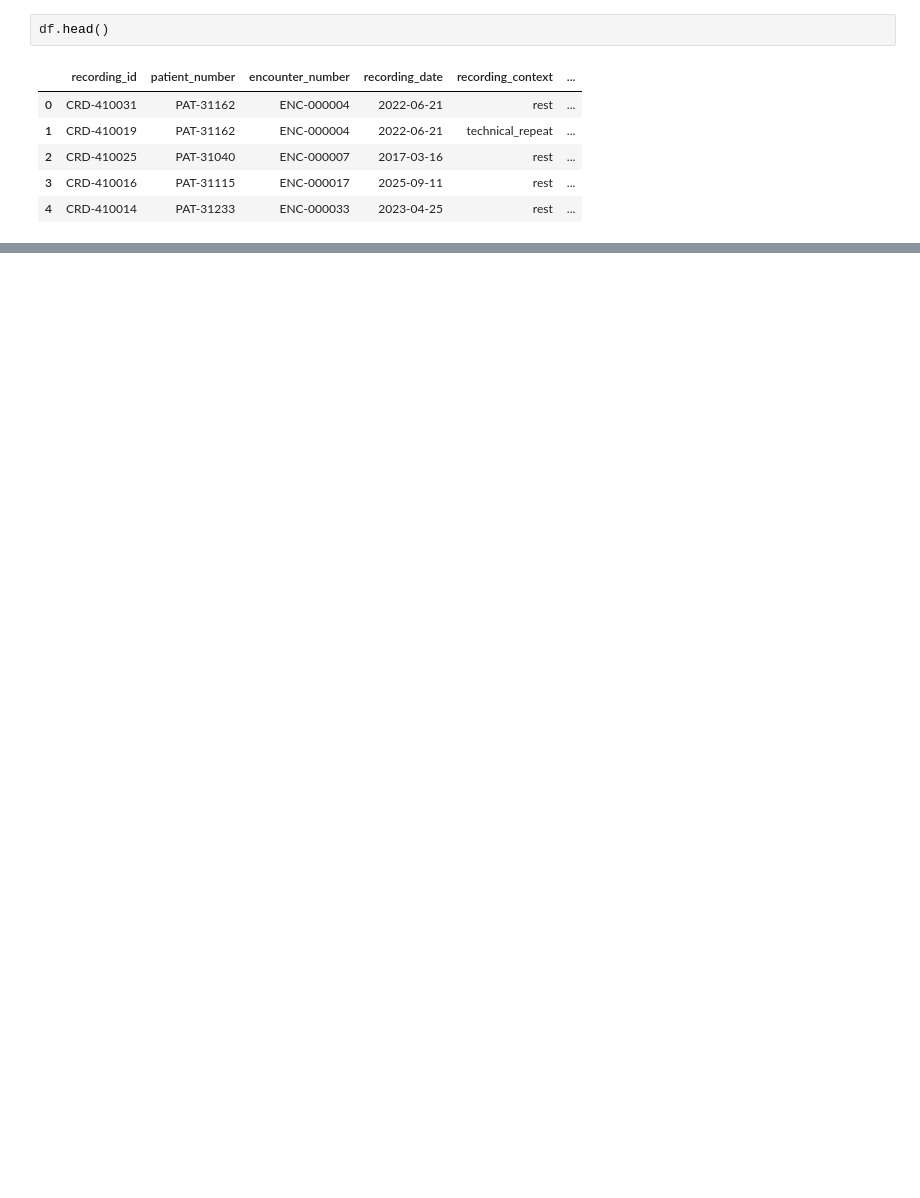
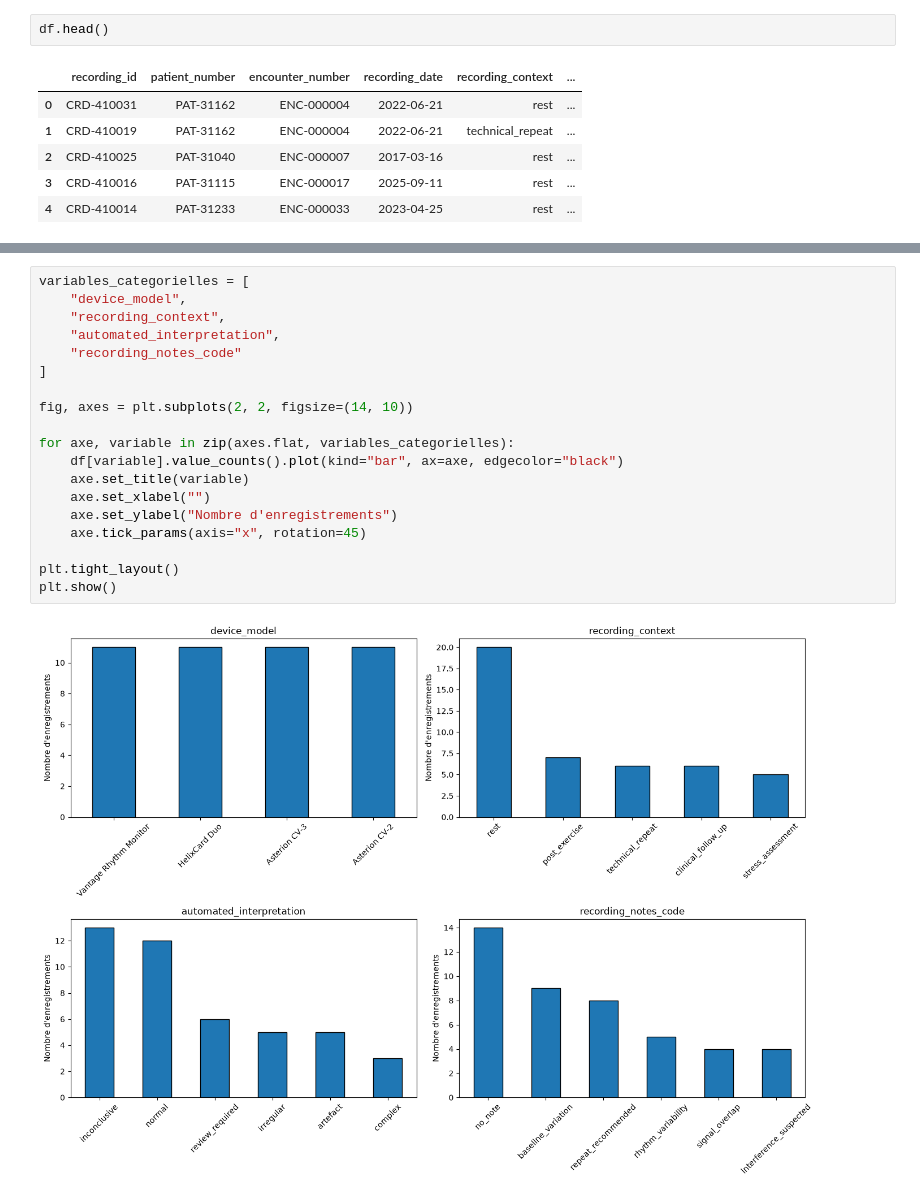
Before and after one commit to Sheik-info/20262027-UE-DataMining-Project, a Jupyter notebook: health.ipynb, the cells around one changed output, grey strips where cells are left out. Drawn from its saved outputs; the diff is of its cells as text; blank space fills up the shorter version.

```diff
--- a/health.ipynb
+++ b/health.ipynb
@@ -2715,0 +248,21 @@ MRP-42-recherche : 1 patients à profession rare sur 20 | Fisher p = 1
+# %%
+variables_categorielles = [
+    "device_model",
+    "recording_context",
+    "automated_interpretation",
+    "recording_notes_code"
+]
+
+fig, axes = plt.subplots(2, 2, figsize=(14, 10))
+
+for axe, variable in zip(axes.flat, variables_categorielles):
+    df[variable].value_counts().plot(kind="bar", ax=axe, edgecolor="black")
+    axe.set_title(variable)
+    axe.set_xlabel("")
+    axe.set_ylabel("Nombre d'enregistrements")
+    axe.tick_params(axis="x", rotation=45)
+
+plt.tight_layout()
+plt.show()
+# %% [output]
+[figure, added]
```
Also changed, not shown: parts of 487 cells of this notebook.
